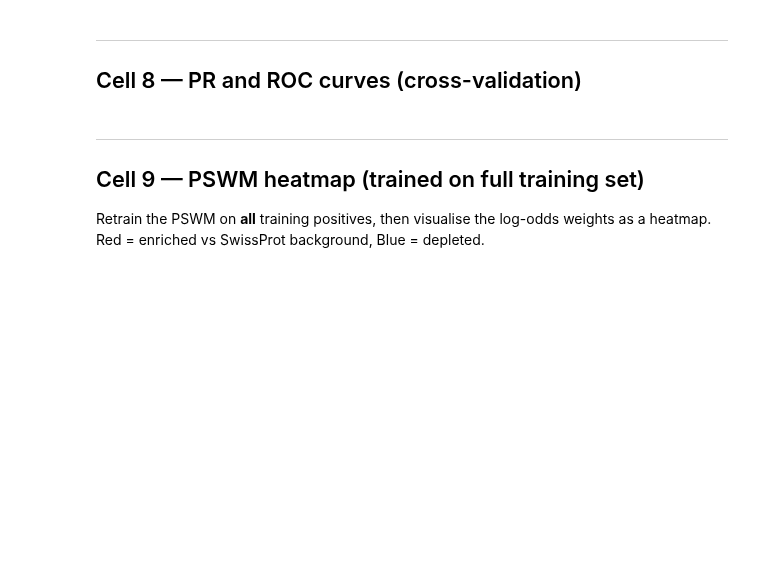
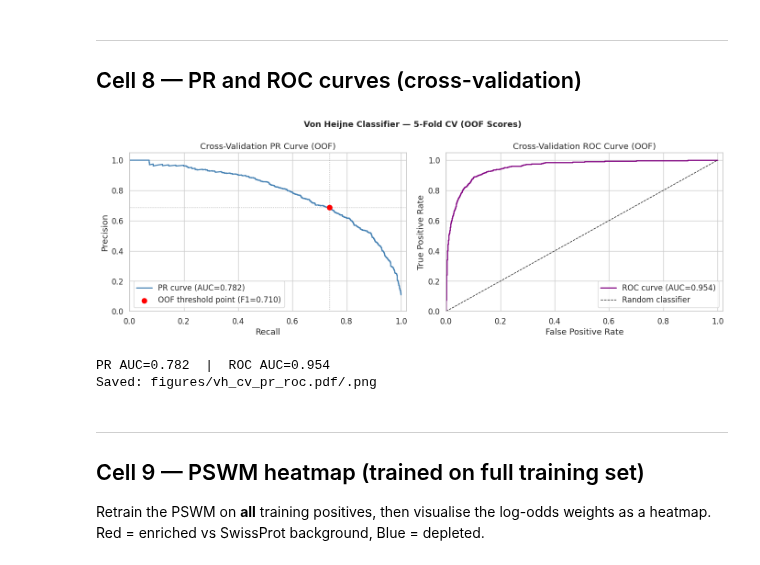
Before and after one commit to MahanBalooei/eukaryotic-signal-peptide-prediction, a Jupyter notebook: 4- vonHeijne_method/step4_von_heijne.ipynb, the cells around one changed output. Drawn from its saved outputs; the diff is of its cells as text; code cells hidden in the pictures; blank space fills up the shorter version.

```diff
--- a/4- vonHeijne_method/step4_von_heijne.ipynb
+++ b/4- vonHeijne_method/step4_von_heijne.ipynb
@@ -137,24 +180,21 @@ Score a protein for SP presence:
 def extract_window(seq, cleavage):
     """
     Extract a WINDOW_SIZE window around the cleavage site.
+    cleavage is the 1-indexed position of the LAST residue of the signal peptide.
+    """
+    try:
+        c = int(cleavage)                  # ensure integer
+    except (ValueError, TypeError):
+        return None
 
-    Args:
-        seq      : protein sequence string
-        cleavage : 1-indexed position of last SP residue (int or float)
-
-    Returns:
-        window string of length WINDOW_SIZE, or None if out of bounds
-    """
-    c = int(cleavage)                      # convert to int (handles float from pandas)
-    start = c - WINDOW_BEFORE             # 0-based start index
-    end   = c + WINDOW_AFTER              # 0-based end index (exclusive)
+    start = c - WINDOW_BEFORE
+    end   = c + WINDOW_AFTER
 
     if start < 0 or end > len(seq):
         return None
 
     window = seq[start:end].upper()
 
-    # Only accept standard amino acids
     if len(window) != WINDOW_SIZE or not all(aa in AA_IDX for aa in window):
         return None
 
@@ -310,42 +386,52 @@ print(f'  {"Avg fold F1":<12} : {np.mean(fold_f1s):.3f} ± {np.std(fold_f1s):.3f
 # %%
 fig, axes = plt.subplots(1, 2, figsize=(14, 5))
 
-# --- PR Curve ---
-prec_cv, rec_cv, _ = precision_recall_curve(all_labels, all_scores)
+# --- PR Curve on OOF scores ---
+prec_cv, rec_cv, _ = precision_recall_curve(oof_labels, oof_scores)
 pr_auc = auc(rec_cv, prec_cv)
+
 ax = axes[0]
-ax.plot(rec_cv, prec_cv, color='steelblue', linewidth=1.8, label=f'PR curve (AUC={pr_auc:.3f})')
-ax.axvline(cv_metrics['Recall'],    color='gray', linestyle=':', linewidth=1, alpha=0.7)
+ax.plot(rec_cv, prec_cv, color='steelblue', linewidth=1.8,
+        label=f'PR curve (AUC={pr_auc:.3f})')
+ax.axvline(cv_metrics['Recall'], color='gray', linestyle=':', linewidth=1, alpha=0.7)
 ax.axhline(cv_metrics['Precision'], color='gray', linestyle=':', linewidth=1, alpha=0.7)
 ax.scatter([cv_metrics['Recall']], [cv_metrics['Precision']],
-           color='red', zorder=5, s=60, label=f'Operating point (F1={cv_metrics["F1"]:.3f})')
+           color='red', zorder=5, s=60,
+           label=f'OOF threshold point (F1={cv_metrics["F1"]:.3f})')
 ax.set_xlabel('Recall')
 ax.set_ylabel('Precision')
-ax.set_title('Cross-Validation PR Curve')
+ax.set_title('Cross-Validation PR Curve (OOF)')
 ax.legend()
 ax.set_xlim(0, 1.02)
 ax.set_ylim(0, 1.05)
 
-# --- ROC Curve ---
-fpr_cv, tpr_cv, _ = roc_curve(all_labels, all_scores)
+# --- ROC Curve on OOF scores ---
+fpr_cv, tpr_cv, _ = roc_curve(oof_labels, oof_scores)
 roc_auc = auc(fpr_cv, tpr_cv)
+
 ax2 = axes[1]
-ax2.plot(fpr_cv, tpr_cv, color='purple', linewidth=1.8, label=f'ROC curve (AUC={roc_auc:.3f})')
+ax2.plot(fpr_cv, tpr_cv, color='purple', linewidth=1.8,
+         label=f'ROC curve (AUC={roc_auc:.3f})')
 ax2.plot([0, 1], [0, 1], 'k--', linewidth=1, label='Random classifier')
 ax2.set_xlabel('False Positive Rate')
 ax2.set_ylabel('True Positive Rate')
-ax2.set_title('Cross-Validation ROC Curve')
+ax2.set_title('Cross-Validation ROC Curve (OOF)')
 ax2.legend()
 ax2.set_xlim(0, 1.02)
 ax2.set_ylim(0, 1.05)
 
-plt.suptitle('Von Heijne Classifier — 5-Fold Cross-Validation', fontsize=13, fontweight='bold')
+plt.suptitle('Von Heijne Classifier — 5-Fold CV (OOF Scores)', fontsize=13, fontweight='bold')
 plt.tight_layout()
 plt.savefig('figures/vh_cv_pr_roc.pdf', bbox_inches='tight')
 plt.savefig('figures/vh_cv_pr_roc.png', dpi=150, bbox_inches='tight')
 plt.show()
+
 print(f'PR AUC={pr_auc:.3f}  |  ROC AUC={roc_auc:.3f}')
 print('Saved: figures/vh_cv_pr_roc.pdf/.png')
+# %% [output]
+[figure, added]
+PR AUC=0.782  |  ROC AUC=0.954
+Saved: figures/vh_cv_pr_roc.pdf/.png
 # %% [markdown]
 ---
 ## Cell 9 — PSWM heatmap (trained on full training set)
```
Also changed, not shown: parts of 17 cells of this notebook, 14 other files.
